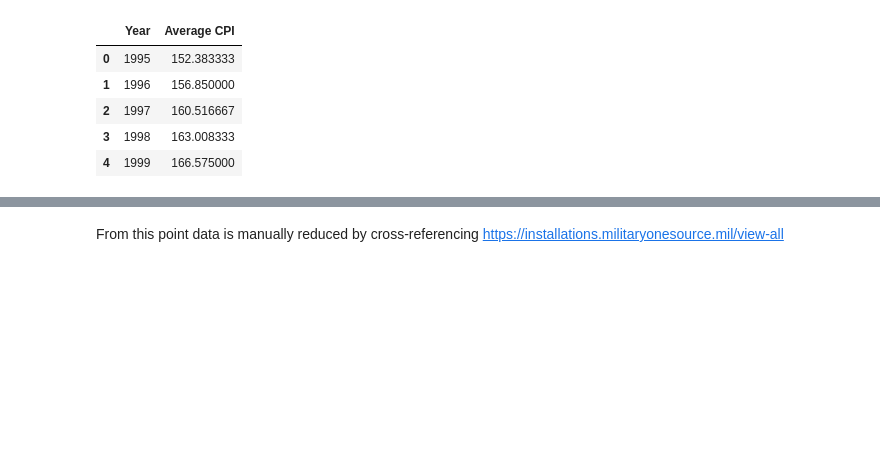
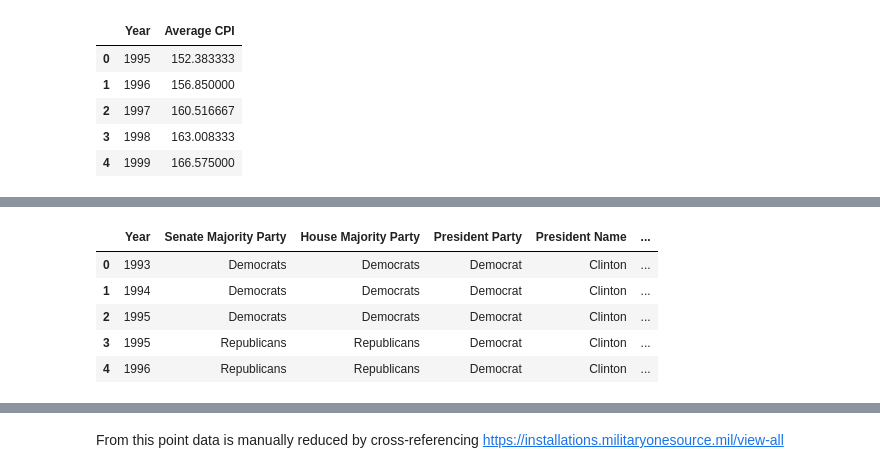
Before and after one commit to amswanson333/BAH_Machine_Learning, a Jupyter notebook: data_fusion.ipynb, the cells around one changed output, grey strips where cells are left out. Drawn from its saved outputs; the diff is of its cells as text; code cells hidden in the pictures; blank space fills up the shorter version.

Commit message:
political party update and some text  edits

```diff
--- a/data_fusion.ipynb
+++ b/data_fusion.ipynb
@@ -197,0 +202,14 @@ A dataset containing latitude and longitude coordinates for various military bas
+# %%
+# identify the data path
+party_path = os.path.join(raw_dir, "Political Party Data")
+# %%
+# read data into dataframe
+party_df = pd.read_csv(os.path.join(party_path, "Party_Government_Data.csv"))
+party_df.head()
+# %% [output]
+|  | Year | Senate Majority Party | House Majority Party | President Party | President Name | ... |
+| 0 | 1993 | Democrats | Democrats | Democrat | Clinton | ... |
+| 1 | 1994 | Democrats | Democrats | Democrat | Clinton | ... |
+| 2 | 1995 | Democrats | Democrats | Democrat | Clinton | ... |
+| 3 | 1995 | Republicans | Republicans | Democrat | Clinton | ... |
+| 4 | 1996 | Republicans | Republicans | Democrat | Clinton | ... |
```
Also changed, not shown: parts of 11 cells of this notebook.
